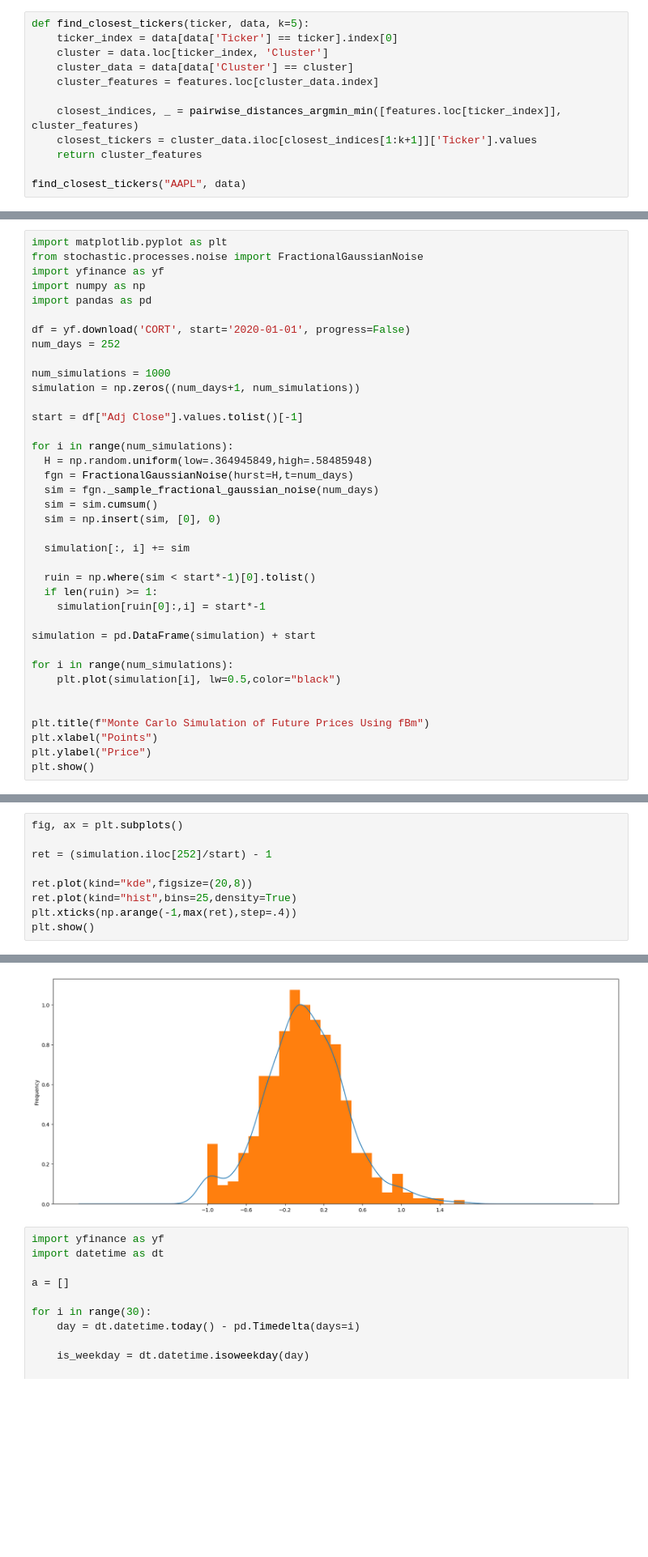
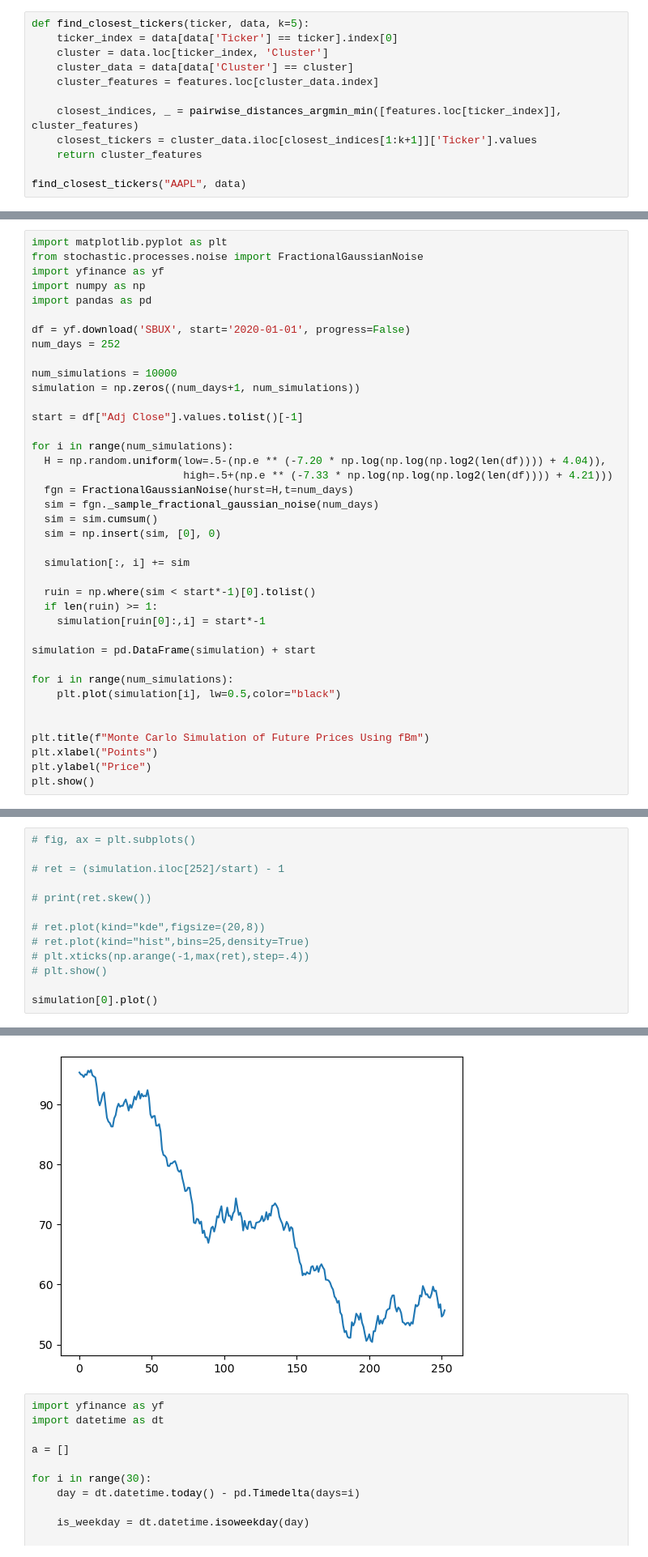
Before and after one commit to ab123-bruh/fund_temp, a Jupyter notebook: mvtest.ipynb, the cells around one changed output, grey strips where cells are left out. Shown at 81% size. Cells and saved outputs as stored; diff of their text form; blank space fills up the shorter version.

```diff
--- a/mvtest.ipynb
+++ b/mvtest.ipynb
@@ -464,16 +570,17 @@ import yfinance as yf
 import numpy as np
 import pandas as pd
 
-df = yf.download('CORT', start='2020-01-01', progress=False)
+df = yf.download('SBUX', start='2020-01-01', progress=False)
 num_days = 252
 
-num_simulations = 1000
+num_simulations = 10000
 simulation = np.zeros((num_days+1, num_simulations))
 
 start = df["Adj Close"].values.tolist()[-1]
 
 for i in range(num_simulations):
-  H = np.random.uniform(low=.364945849,high=.58485948)
+  H = np.random.uniform(low=.5-(np.e ** (-7.20 * np.log(np.log(np.log2(len(df)))) + 4.04)),
+                        high=.5+(np.e ** (-7.33 * np.log(np.log(np.log2(len(df)))) + 4.21)))
   fgn = FractionalGaussianNoise(hurst=H,t=num_days)
   sim = fgn._sample_fractional_gaussian_noise(num_days)
   sim = sim.cumsum()
@@ -500,10 +618,14 @@ plt.show()
 # %%
-fig, ax = plt.subplots()
+# fig, ax = plt.subplots()
 
-ret = (simulation.iloc[252]/start) - 1
+# ret = (simulation.iloc[252]/start) - 1
 
-ret.plot(kind="kde",figsize=(20,8))
-ret.plot(kind="hist",bins=25,density=True)
-plt.xticks(np.arange(-1,max(ret),step=.4))
-plt.show()
+# print(ret.skew())
+
+# ret.plot(kind="kde",figsize=(20,8))
+# ret.plot(kind="hist",bins=25,density=True)
+# plt.xticks(np.arange(-1,max(ret),step=.4))
+# plt.show()
+
+simulation[0].plot()
 # %% [output]
@@ -510,4 +633,4 @@ plt.show()
-[figure, old version]
+[figure, new version]
 # %%
 import yfinance as yf
 import datetime as dt
```
Also changed, not shown: parts of 12 cells of this notebook, 3 other files.
